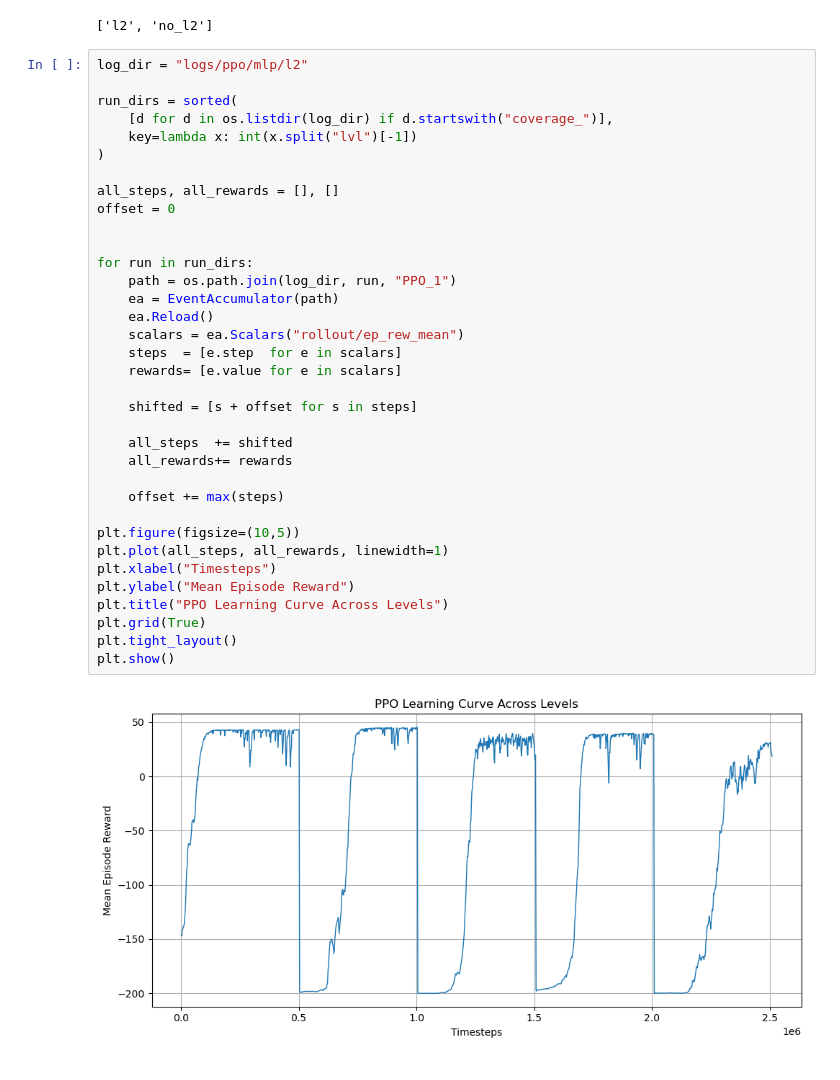
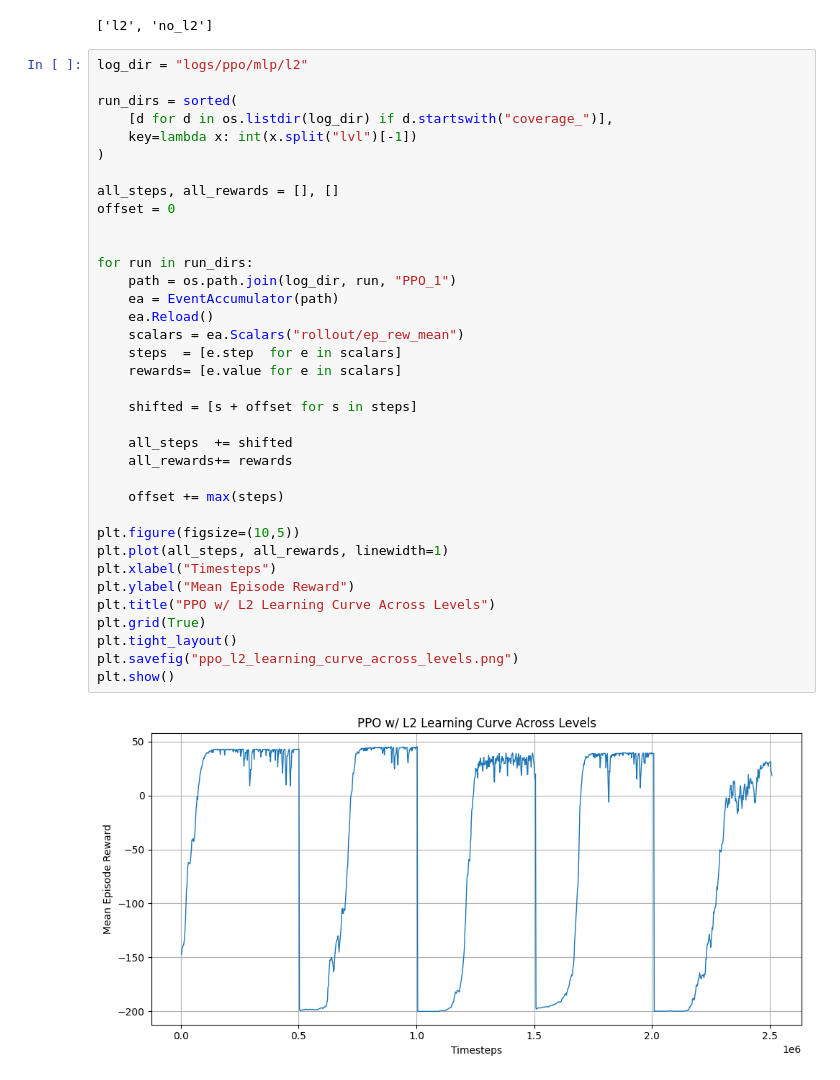
Before and after one commit to JoaoLucasMBC/Coverage-Path-Planning, a Jupyter notebook: ppo_mlp_l2_test.ipynb, the cells around one changed output. Saved outputs shown, nothing was run; the diff lists cells and outputs as text.

```diff
--- a/ppo_mlp_l2_test.ipynb
+++ b/ppo_mlp_l2_test.ipynb
@@ -731,32 +731,33 @@ run_dirs = sorted(
     key=lambda x: int(x.split("lvl")[-1])
 )
 
 all_steps, all_rewards = [], []
 offset = 0
 
 
 for run in run_dirs:
     path = os.path.join(log_dir, run, "PPO_1")
     ea = EventAccumulator(path)
     ea.Reload()
     scalars = ea.Scalars("rollout/ep_rew_mean")
     steps  = [e.step  for e in scalars]
     rewards= [e.value for e in scalars]
 
     shifted = [s + offset for s in steps]
 
     all_steps  += shifted
     all_rewards+= rewards
 
     offset += max(steps)
 
 plt.figure(figsize=(10,5))
 plt.plot(all_steps, all_rewards, linewidth=1)
 plt.xlabel("Timesteps")
 plt.ylabel("Mean Episode Reward")
-plt.title("PPO Learning Curve Across Levels")
+plt.title("PPO w/ L2 Learning Curve Across Levels")
 plt.grid(True)
 plt.tight_layout()
+plt.savefig("ppo_l2_learning_curve_across_levels.png")
 plt.show()
 # %% [output]
-[figure, old version]
+[figure, new version]
```
Also changed, not shown: parts of 17 cells of this notebook.
